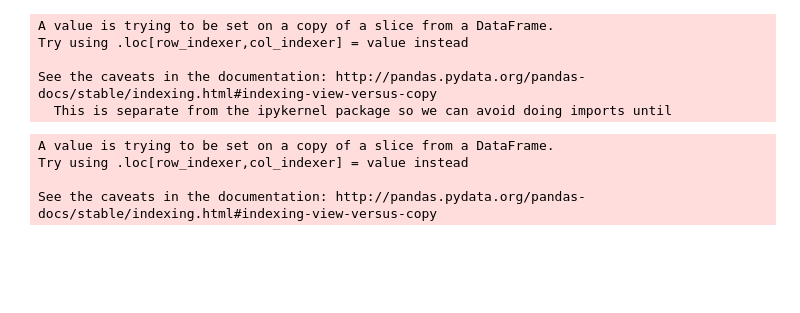
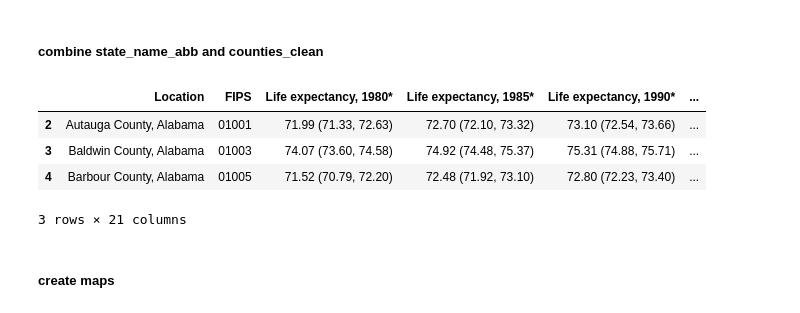
Before and after one commit to sly-username/healthcare_analysis_project, a Jupyter notebook: life_expectancies_us_map.ipynb, the cells around one changed output. Cells and saved outputs as stored; diff of their text form; code cells hidden in the pictures; blank space fills up the shorter version.

```diff
--- a/life_expectancies_us_map.ipynb
+++ b/life_expectancies_us_map.ipynb
@@ -35,0 +32,10 @@ w['female'] = w['female'].map({'female': 1, 'male': 0})
+# %%
+#counties_clean = life_exp_counties.filter(['Location'], axis=1)
+counties_clean = pd.DataFrame()
+column_list = life_exp_counties.filter(like='*').columns
+
+for col in column_list:
+    counties_clean[col] = life_exp_counties[col].map(lambda x: float(x.partition(' ')[0]))
+
+counties_clean.columns += '_clean'
+counties_clean.head(3)
@@ -52,4 +51,0 @@ Index(['Life expectancy, 1980*', 'Life expectancy, 1985*',
-# %%
-df=life_exp_counties.filter(like='*').columns
-for col in df:
-    life_exp_counties[col] = life_exp_counties[col].map(lambda x: float(x.partition(' ')[0]))
@@ -71,18 +52,22 @@ life_exp_counties.head()
 # %%
-state_list = list(states['NAME'])
+#state_name_abb = life_exp_counties.filter(['Location'], axis=1)
+state_name_abb = pd.DataFrame()
+
 pat = '|'.join(r"\b{}\b".format(x) for x in state_list)
-life_exp_counties['state'] = life_exp_counties['Location'].str.extract('('+ pat + ')', expand=False)
+state_name_abb['State'] = life_exp_counties['Location'].str.extract('('+ pat + ')', expand=False)
-# %% [output]
-A value is trying to be set on a copy of a slice from a DataFrame.
-Try using .loc[row_indexer,col_indexer] = value instead
-
-See the caveats in the documentation: http://pandas.pydata.org/pandas-docs/stable/indexing.html#indexing-view-versus-copy
-  This is separate from the ipykernel package so we can avoid doing imports until
 # %%
-state_name = states.set_index("NAME")
-life_exp_counties['abb'] = life_exp_counties['state'].apply(lambda x: state_name.loc[x])['STUSPS']
+state_name = states.set_index('NAME')
+state_name_abb['Abb'] = state_name_abb['State'].apply(lambda x: state_name.loc[x])['STUSPS']
-# %% [output]
-A value is trying to be set on a copy of a slice from a DataFrame.
-Try using .loc[row_indexer,col_indexer] = value instead
-
-See the caveats in the documentation: http://pandas.pydata.org/pandas-docs/stable/indexing.html#indexing-view-versus-copy
+# %% [markdown]
+##### combine state_name_abb and counties_clean
+# %%
+life_exp_counties = pd.concat([life_exp_counties, counties_clean, state_name_abb], axis=1).drop_duplicates()
+life_exp_counties.head(3)
+# %% [output]
+|  | Location | FIPS | Life expectancy, 1980* | Life expectancy, 1985* | Life expectancy, 1990* | ... |
+| 2 | Autauga County, Alabama | 01001 | 71.99 (71.33, 72.63) | 72.70 (72.10, 73.32) | 73.10 (72.54, 73.66) | ... |
+| 3 | Baldwin County, Alabama | 01003 | 74.07 (73.60, 74.58) | 74.92 (74.48, 75.37) | 75.31 (74.88, 75.71) | ... |
+| 4 | Barbour County, Alabama | 01005 | 71.52 (70.79, 72.20) | 72.48 (71.92, 73.10) | 72.80 (72.23, 73.40) | ... |
+3 rows × 21 columns
+# %% [markdown]
+##### create maps
```
Also changed, not shown: parts of 23 cells of this notebook.
